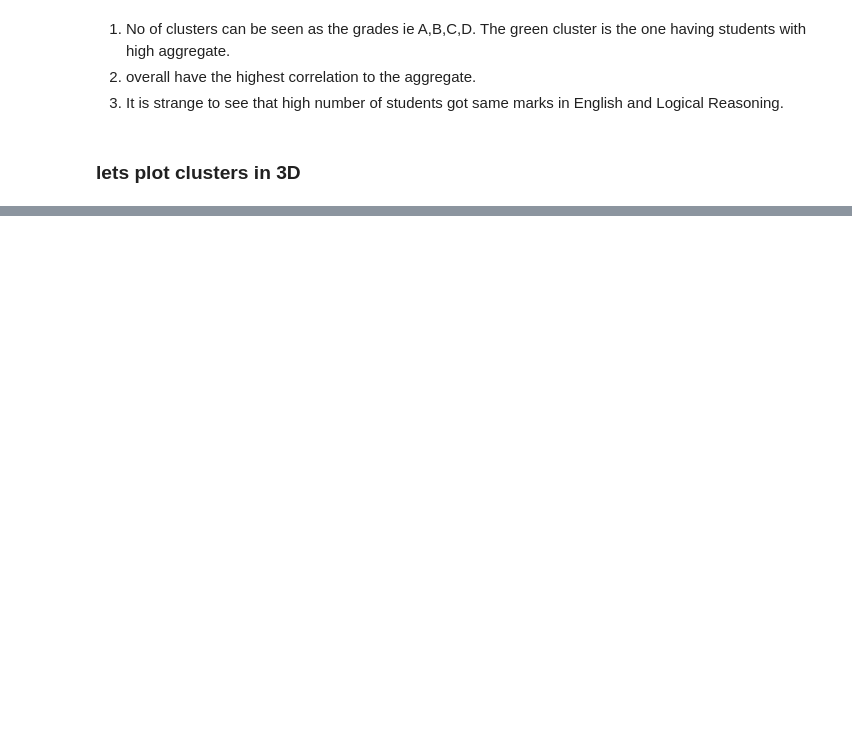
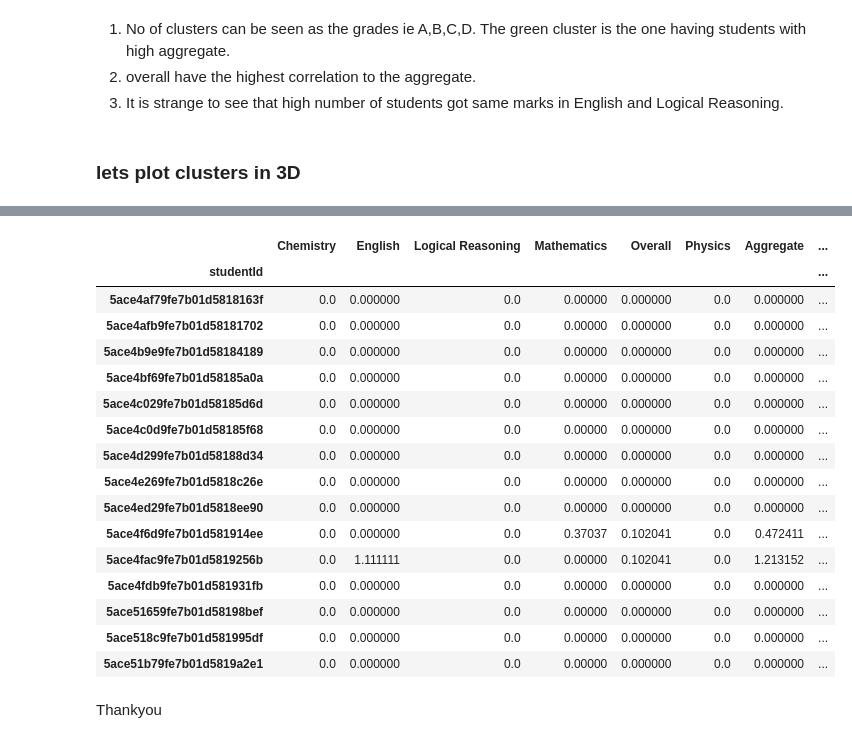
Before and after one commit to him4318/Algoscale, a Jupyter notebook: Algoscale.ipynb, the cells around one changed output, grey strips where cells are left out. Saved outputs shown, nothing was run; the diff lists cells and outputs as text; code cells hidden in the pictures; blank space fills up the shorter version.

```diff
--- a/Algoscale.ipynb
+++ b/Algoscale.ipynb
@@ -240,0 +222,22 @@ ll[ll.color==0].head()
+# %%
+ll[ll.cluster==2].head(15) # cluster havinng lowest count are of those students who performed very poor
+# %% [output]
+|  | Chemistry | English | Logical Reasoning | Mathematics | Overall | Physics | Aggregate | ... |
+| studentId |  |  |  |  |  |  |  | ... |
+| 5ace4af79fe7b01d5818163f | 0.0 | 0.000000 | 0.0 | 0.00000 | 0.000000 | 0.0 | 0.000000 | ... |
+| 5ace4afb9fe7b01d58181702 | 0.0 | 0.000000 | 0.0 | 0.00000 | 0.000000 | 0.0 | 0.000000 | ... |
+| 5ace4b9e9fe7b01d58184189 | 0.0 | 0.000000 | 0.0 | 0.00000 | 0.000000 | 0.0 | 0.000000 | ... |
+| 5ace4bf69fe7b01d58185a0a | 0.0 | 0.000000 | 0.0 | 0.00000 | 0.000000 | 0.0 | 0.000000 | ... |
+| 5ace4c029fe7b01d58185d6d | 0.0 | 0.000000 | 0.0 | 0.00000 | 0.000000 | 0.0 | 0.000000 | ... |
+| 5ace4c0d9fe7b01d58185f68 | 0.0 | 0.000000 | 0.0 | 0.00000 | 0.000000 | 0.0 | 0.000000 | ... |
+| 5ace4d299fe7b01d58188d34 | 0.0 | 0.000000 | 0.0 | 0.00000 | 0.000000 | 0.0 | 0.000000 | ... |
+| 5ace4e269fe7b01d5818c26e | 0.0 | 0.000000 | 0.0 | 0.00000 | 0.000000 | 0.0 | 0.000000 | ... |
+| 5ace4ed29fe7b01d5818ee90 | 0.0 | 0.000000 | 0.0 | 0.00000 | 0.000000 | 0.0 | 0.000000 | ... |
+| 5ace4f6d9fe7b01d581914ee | 0.0 | 0.000000 | 0.0 | 0.37037 | 0.102041 | 0.0 | 0.472411 | ... |
+| 5ace4fac9fe7b01d5819256b | 0.0 | 1.111111 | 0.0 | 0.00000 | 0.102041 | 0.0 | 1.213152 | ... |
+| 5ace4fdb9fe7b01d581931fb | 0.0 | 0.000000 | 0.0 | 0.00000 | 0.000000 | 0.0 | 0.000000 | ... |
+| 5ace51659fe7b01d58198bef | 0.0 | 0.000000 | 0.0 | 0.00000 | 0.000000 | 0.0 | 0.000000 | ... |
+| 5ace518c9fe7b01d581995df | 0.0 | 0.000000 | 0.0 | 0.00000 | 0.000000 | 0.0 | 0.000000 | ... |
+| 5ace51b79fe7b01d5819a2e1 | 0.0 | 0.000000 | 0.0 | 0.00000 | 0.000000 | 0.0 | 0.000000 | ... |
+# %% [markdown]
+Thankyou
```
Also changed, not shown: parts of 19 cells of this notebook, 1 other file.
